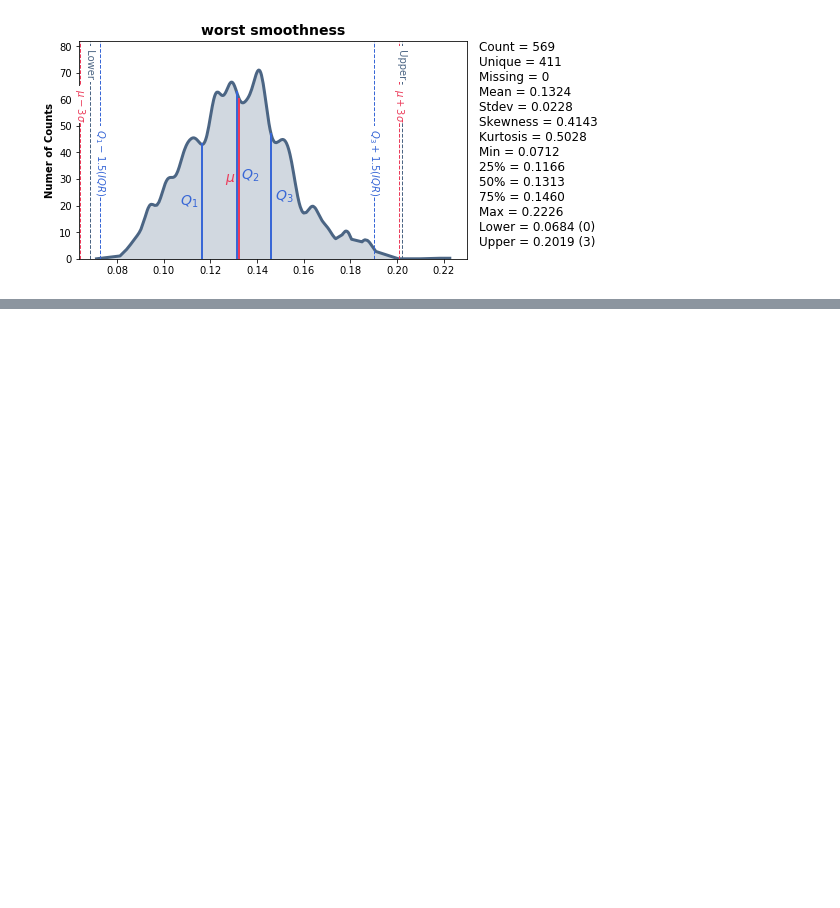
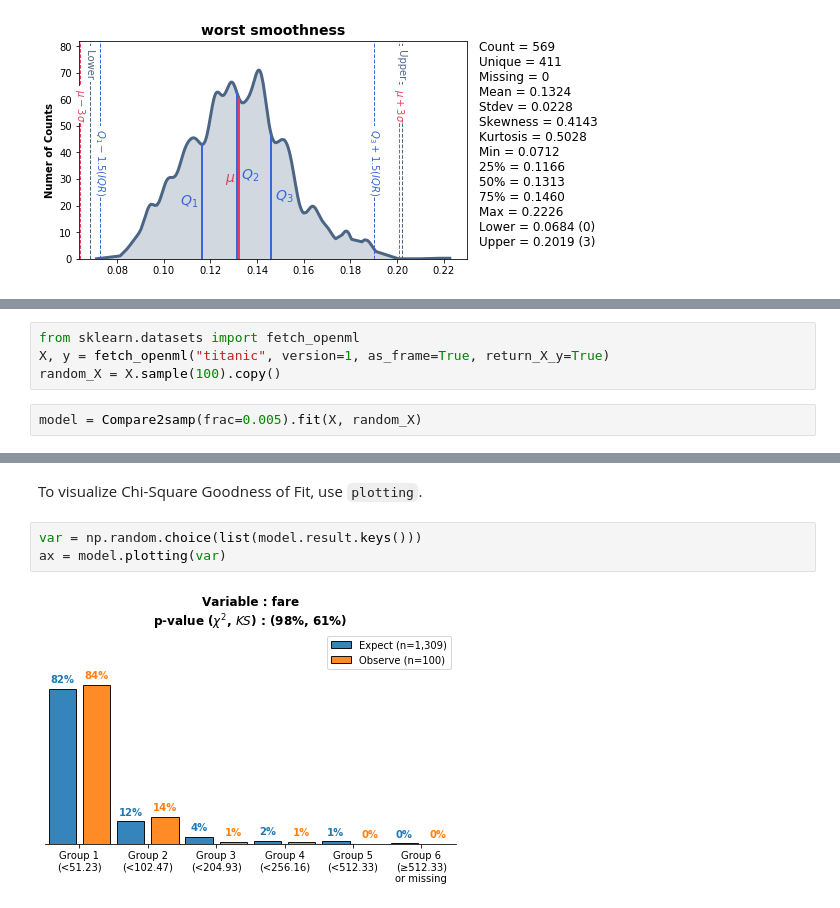
Before and after one commit to Nak007/univariate, a Jupyter notebook: Univariate_colab.ipynb, the cells around one changed output, grey strips where cells are left out. Saved outputs shown, nothing was run; the diff lists cells and outputs as text; blank space fills up the shorter version.

```diff
--- a/Univariate_colab.ipynb
+++ b/Univariate_colab.ipynb
@@ -240,0 +249,6 @@ plt.tight_layout(); plt.show()
+# %%
+from sklearn.datasets import fetch_openml
+X, y = fetch_openml("titanic", version=1, as_frame=True, return_X_y=True)
+random_X = X.sample(100).copy()
+# %%
+model = Compare2samp(frac=0.005).fit(X, random_X)
@@ -240,0 +267,7 @@ plt.tight_layout(); plt.show()
+# %% [markdown]
+To visualize Chi-Square Goodness of Fit, use `plotting`.
+# %%
+var = np.random.choice(list(model.result.keys()))
+ax = model.plotting(var)
+# %% [output]
+[figure, added]
```
Also changed, not shown: parts of 4 cells of this notebook, 1 other file.
